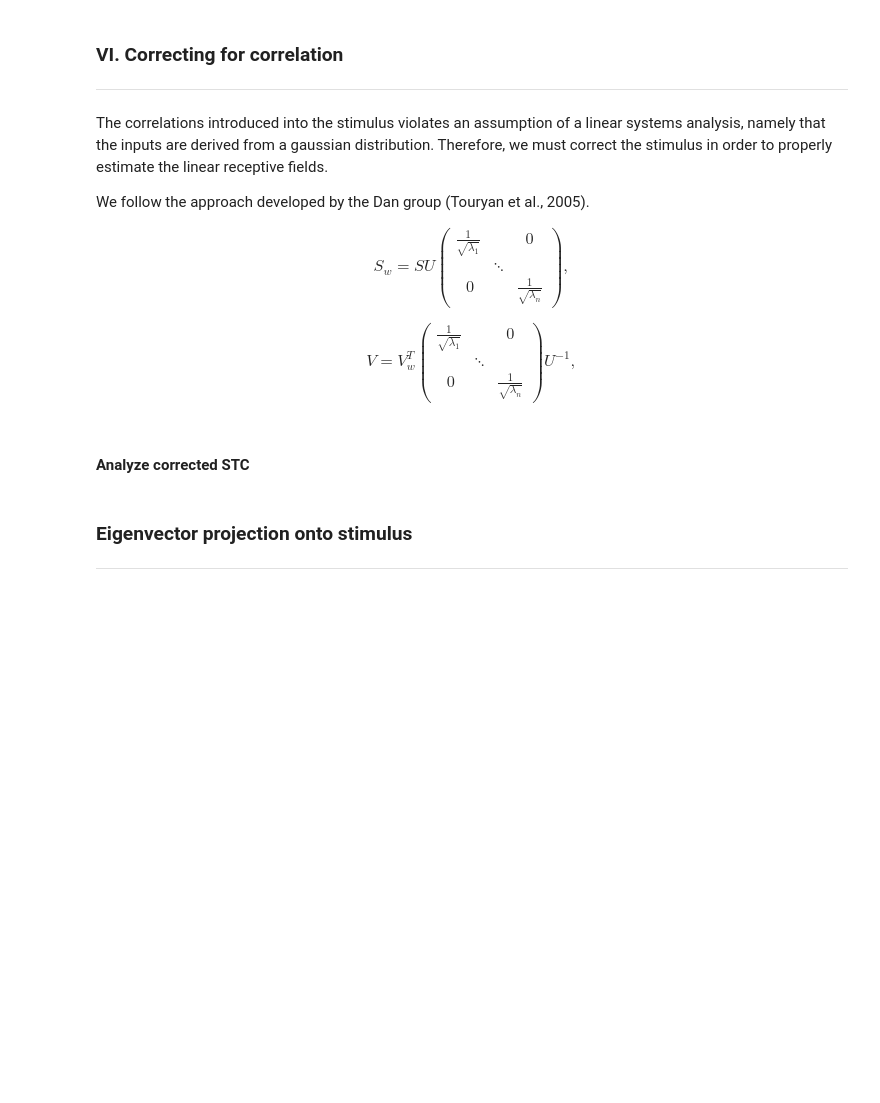
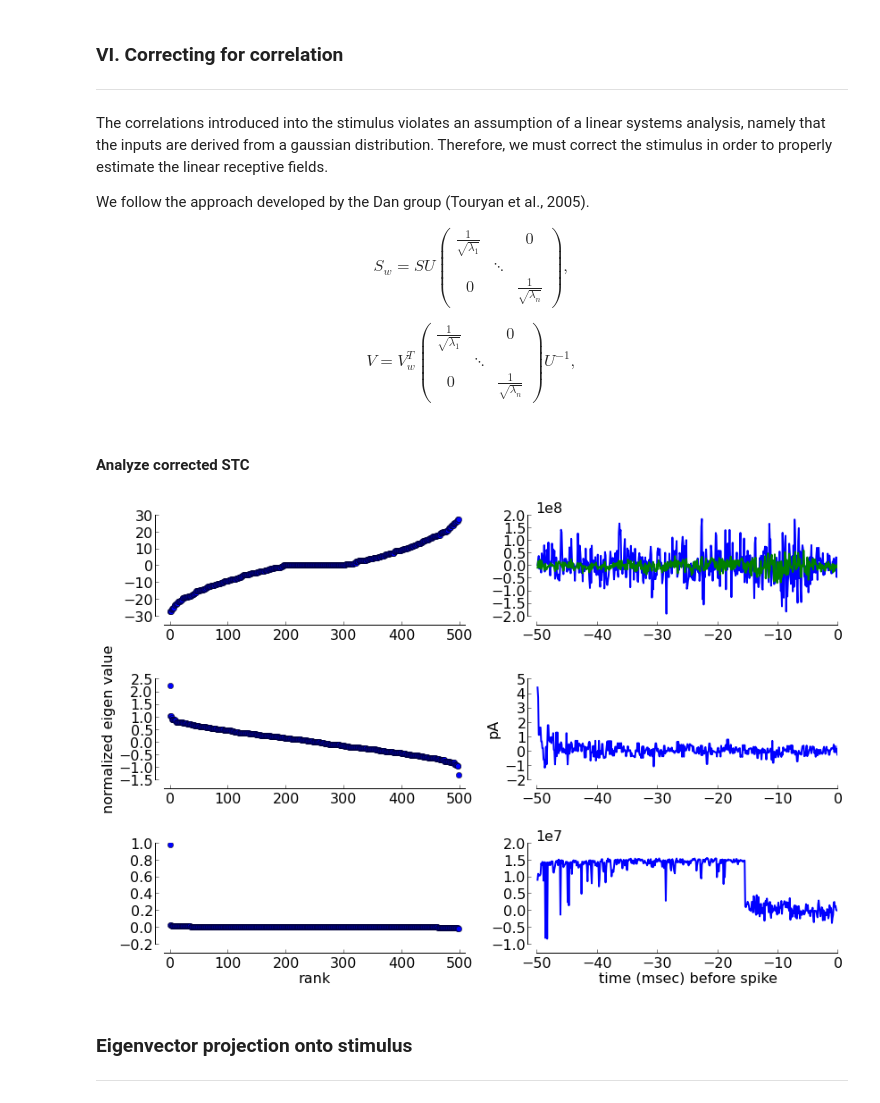
Before and after one commit to bps10/bps10.github.com, a Jupyter notebook: notebooks/Natural scenes.ipynb, the cells around one changed output. Cells and saved outputs as stored; diff of their text form; code cells hidden in the pictures; blank space fills up the shorter version.

```diff
--- a/notebooks/Natural scenes.ipynb
+++ b/notebooks/Natural scenes.ipynb
@@ -591,25 +614,34 @@ $$V = V_{w}^{T}  \begin{pmatrix}
                  0 & & \frac{1}{\sqrt{\lambda_n}}
             \end{pmatrix}  U^{-1}, $$
 # %%
-def correctedSTCov(STA, STE, stimA, STE_noise, spike_count, STA_len, dt, downSamp=4):
+def correctedSTCov(STA, STE, STE_noise, dt):
+    '''Perform Spike Triggered Covariance analysis on an ensemble of \
+    spike triggered stimuli.
+
+    :param STA: a vector containing the Spike Triggered Average.
+    :param STE: a matrix containing the Spike Triggered Ensemble.
+    :param STE_noise: a matrix containing an ensemble of randomly placed spikes.
+    :param dt: sampling rate or time derivative. Should be corrected \
+                for any down sampling that has occured.
+
+    :returns: Data_E, Data_Vect
     '''
-    '''
-    # number of samples
-    End = STA_len / dt / downSamp
+    # ensure STA proper length:
+    STA_len = len(STA) * dt
 
+    End = STA_len / dt
+
+    spike_count = len(STE[:, 0])
     # preallocate memory:
     Data_C_spike = np.zeros((End, End))
     C_prior = np.zeros((End, End))
-    whiteSTE = np.zeros((End, End))
-
-    # ensure STA proper length:
-    STA = STA[:]
 
     # create STA covariance matrix
     mat_STA = STA * STA[:, np.newaxis] * spike_count / (spike_count - 1.0)
 
     for i in range(len(STE)):
-        # first remove correlation:
+
+        # first remove correlation:\n",
         s = STE[i, :]
 
         s_mat = s * s[:, np.newaxis]
@@ -649,9 +744,9 @@ def correctedSTCov(STA, STE, stimA, STE_noise, spike_count, STA_len, dt, downSam
 #### Analyze corrected STC
 # %%
 # Compute the Eigen values and Eigen vectors for each stimulus/response pair:
-whiteVal_A, whiteVect_A = correctedSTCov(STA_A, STE_A, stimA, STE_noiseA, spike_countA, STA_len, dt, downS)
-whiteVal_B, whiteVect_B = correctedSTCov(STA_B, STE_B, stimB, STE_noiseB, spike_countB, STA_len, dt, downS)
-whiteVal_C, whiteVect_C = correctedSTCov(STA_C, STE_C, stimC, STE_noiseC, spike_countC, STA_len, dt, downS)
+whiteVal_A, whiteVect_A = correctedSTCov(STA_A, STE_A, STE_noiseA, dt / downS)
+whiteVal_B, whiteVect_B = correctedSTCov(STA_B, STE_B, STE_noiseB, dt / downS)
+whiteVal_C, whiteVect_C = correctedSTCov(STA_C, STE_C, STE_noiseC, dt / downS)
 # %%
 # plot Eigen value spectrum:
 fig = plt.figure(figsize=(12,8))
@@ -662,37 +757,39 @@ ax4 = fig.add_subplot(324)
 ax5 = fig.add_subplot(325)
 ax6 = fig.add_subplot(326)
 
 x_ = np.arange(-STA_len / dt / downS, 0) * dt * downS
 ax1.plot(whiteVal_A / np.sum(whiteVal_A), 'o')
-ax2.plot(x_, whiteVect_A[:, 0], '-', linewidth=2)
-ax2.plot(x_, whiteVect_A[:, 1], 'r-', linewidth=2)
+ax2.plot(x_, -1 * whiteVect_A[:, 0], 'b-', linewidth=2)
+ax2.plot(x_, -1 * whiteVect_A[:, 1], 'g-', linewidth=2)
 
 ax3.plot(whiteVal_B / np.sum(whiteVal_B), 'o')
-ax4.plot(x_, whiteVect_B[:, 0], '-', linewidth=2)
+ax4.plot(x_, -1 * whiteVect_B[:, 0], 'b-', linewidth=2)
 #ax4.plot(-1 * whiteVect_A[:, 1], 'r-', linewidth=2)
 
 ax5.plot(whiteVal_C / np.sum(whiteVal_C), 'o')
-ax6.plot(x_, whiteVect_C[:, 0], '-', linewidth=2)
+ax6.plot(x_, -1 * whiteVect_C[:, 0], 'b-', linewidth=2)
 #ax6.plot(-1 * whiteVect_C[:, 0], 'r-', linewidth=2)
 
 TufteAxis(ax1)
 ax1.set_xlim([-10, len(whiteVal_A) + 10])
 TufteAxis(ax2)
 TufteAxis(ax3)
 ax3.set_xlim([-10, len(whiteVal_B) + 10])
 TufteAxis(ax4)
 TufteAxis(ax5)
 ax5.set_xlim([-10, len(whiteVal_C) + 10])
 TufteAxis(ax6)
 
 ax3.set_ylabel('normalized eigen value')
 ax4.set_ylabel('pA')
 ax5.set_xlabel('rank')
 ax6.set_xlabel('time (msec) before spike')
 
 
 plt.tight_layout()
 plt.show()
+# %% [output]
+[figure, added]
 # %% [markdown]
 ### Eigenvector projection onto stimulus
 ***
```
Also changed, not shown: parts of 22 cells of this notebook.
